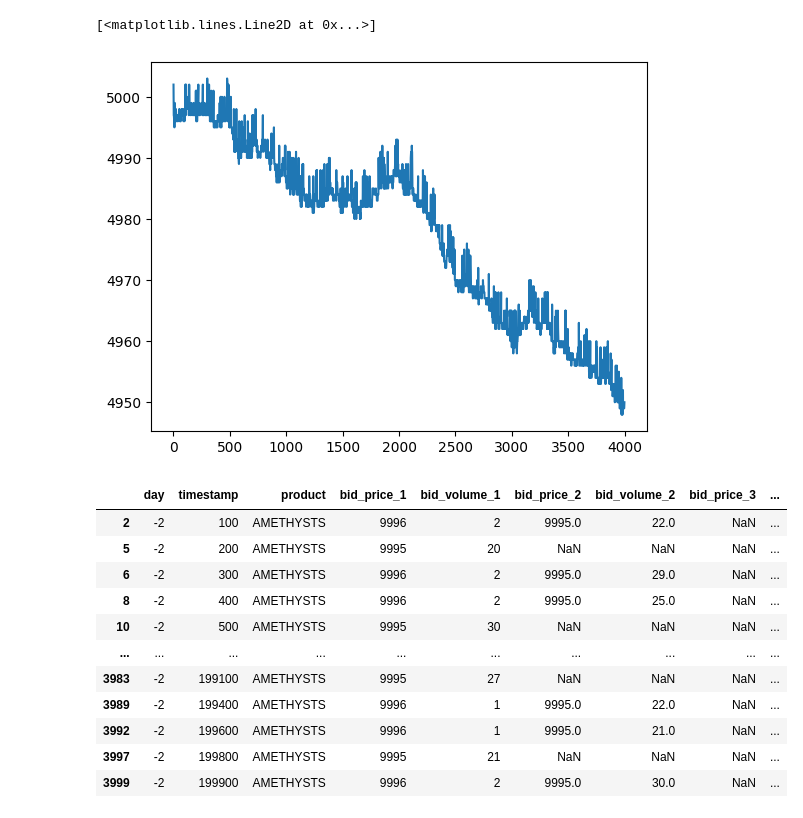
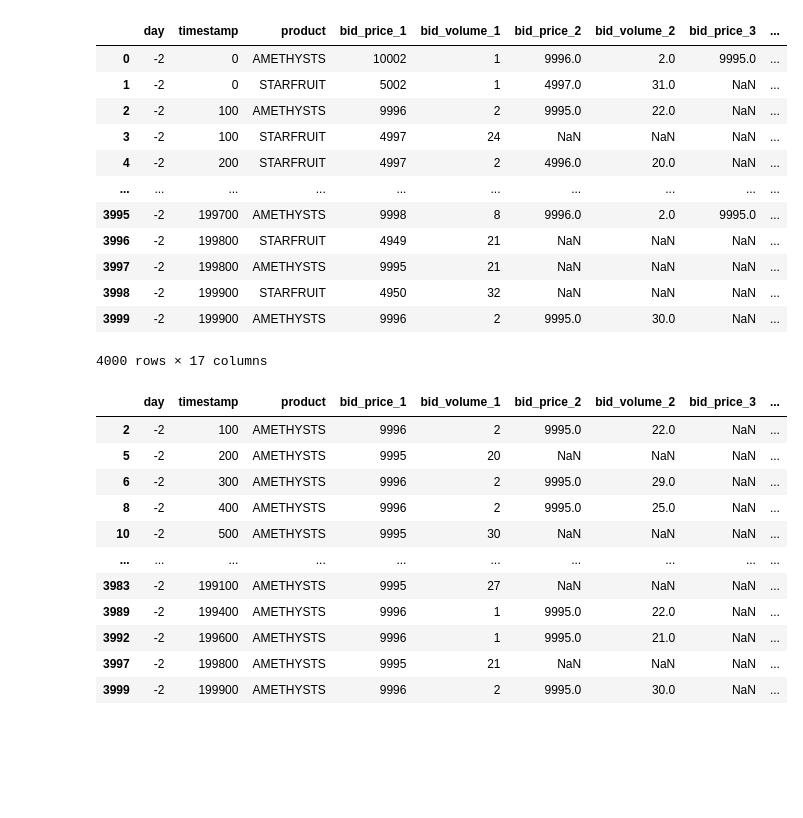
Before and after one commit to felixpoirier1/Prosperity, a Jupyter notebook: test.ipynb, the cells around one changed output. Cells and saved outputs as stored; diff of their text form; code cells hidden in the pictures; blank space fills up the shorter version.

```diff
--- a/test.ipynb
+++ b/test.ipynb
@@ -7,11 +7,22 @@ import matplotlib.pyplot as plt
 de = de.DataEngine('data2024')
 # %%
 df = de.data['round_1']['price_df']
-# %%
-plt.plot(df[df['product'] == 'STARFRUIT']['bid_price_1'])
-# %% [output]
-[<matplotlib.lines.Line2D at 0x...>]
-[figure, removed]
+# %%
+df
+# %% [output]
+|  | day | timestamp | product | bid_price_1 | bid_volume_1 | bid_price_2 | bid_volume_2 | bid_price_3 | ... |
+| 0 | -2 | 0 | AMETHYSTS | 10002 | 1 | 9996.0 | 2.0 | 9995.0 | ... |
+| 1 | -2 | 0 | STARFRUIT | 5002 | 1 | 4997.0 | 31.0 | NaN | ... |
+| 2 | -2 | 100 | AMETHYSTS | 9996 | 2 | 9995.0 | 22.0 | NaN | ... |
+| 3 | -2 | 100 | STARFRUIT | 4997 | 24 | NaN | NaN | NaN | ... |
+| 4 | -2 | 200 | STARFRUIT | 4997 | 2 | 4996.0 | 20.0 | NaN | ... |
+| ... | ... | ... | ... | ... | ... | ... | ... | ... | ... |
+| 3995 | -2 | 199700 | AMETHYSTS | 9998 | 8 | 9996.0 | 2.0 | 9995.0 | ... |
+| 3996 | -2 | 199800 | STARFRUIT | 4949 | 21 | NaN | NaN | NaN | ... |
+| 3997 | -2 | 199800 | AMETHYSTS | 9995 | 21 | NaN | NaN | NaN | ... |
+| 3998 | -2 | 199900 | STARFRUIT | 4950 | 32 | NaN | NaN | NaN | ... |
+| 3999 | -2 | 199900 | AMETHYSTS | 9996 | 2 | 9995.0 | 30.0 | NaN | ... |
+4000 rows × 17 columns
 # %%
 adf = df[df['product'] == 'AMETHYSTS'].copy()
 mean = adf['mid_price'].mean()
```
Also changed, not shown: parts of 1 cell of this notebook, 1 other file.
